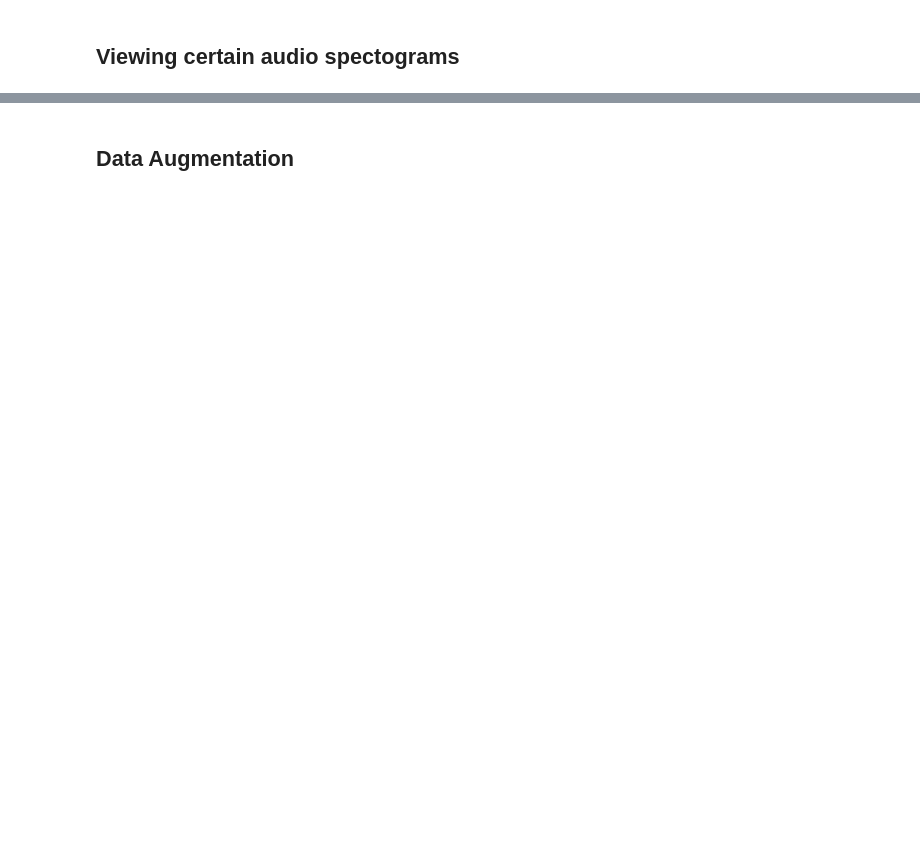
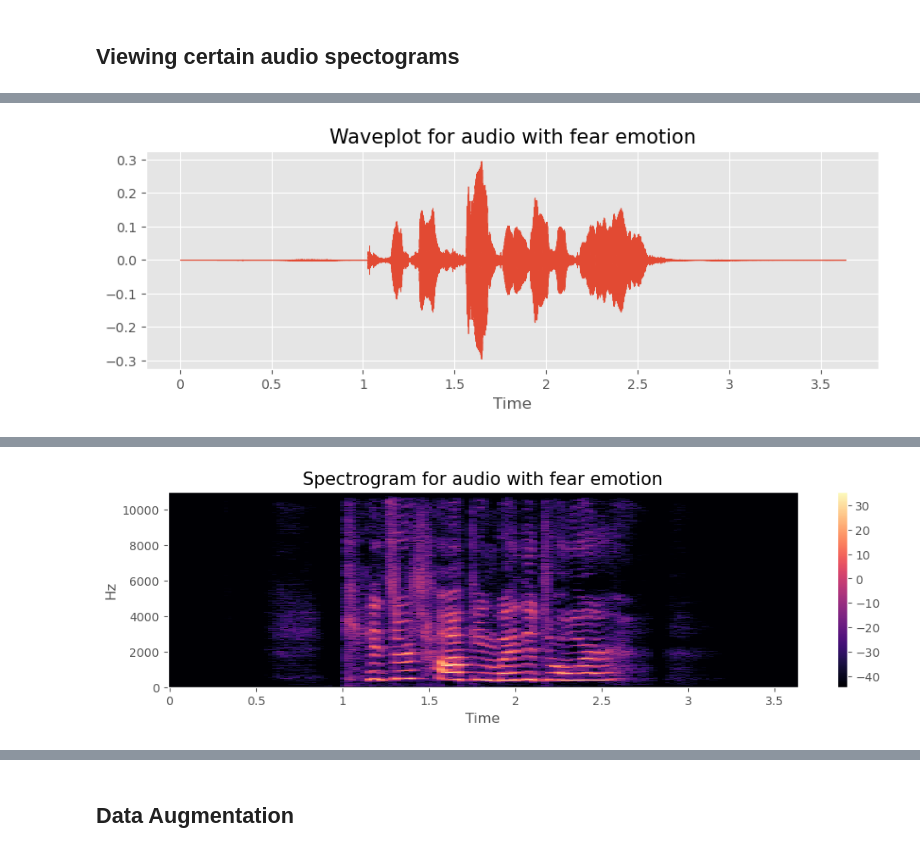
Before and after one commit to madhaviit/IITISOC-23-AI-ML-15-Speech-Emotion-Detection, a Jupyter notebook: speech-emotion-detection.ipynb, the cells around one changed output, grey strips where cells are left out. Saved outputs shown, nothing was run; the diff lists cells and outputs as text; code cells hidden in the pictures; blank space fills up the shorter version.

```diff
--- a/speech-emotion-detection.ipynb
+++ b/speech-emotion-detection.ipynb
@@ -211,23 +168,18 @@ plt.show()
 # %%
-def create_waveplot(data, sr, emotion):
+def create_waveplot(data, sr, e):
     plt.figure(figsize=(10, 3))
-    plt.title('Waveplot for {} emotion'.format(emotion), size=15)
+    plt.title(f'Waveplot for audio with {e} emotion', size=15)
     librosa.display.waveshow(data, sr=sr)
     plt.show()
 
-def create_spectrogram(data, sr, emotion):
+def create_spectrogram(data, sr, e):
+    # stft function converts the data into short term fourier transform
     X = librosa.stft(data)
     Xdb = librosa.amplitude_to_db(abs(X))
     plt.figure(figsize=(12, 3))
-    plt.title('Spectrogram for {} emotion'.format(emotion), size=15)
+    plt.title('Spectrogram for audio with {} emotion'.format(e), size=15)
     librosa.display.specshow(Xdb, sr=sr, x_axis='time', y_axis='hz')
+    #librosa.display.specshow(Xdb, sr=sr, x_axis='time', y_axis='log')
     plt.colorbar()
-
-def create_wave_spect(emotion):
-    path = np.array(df.Files[df.Emotions==emotion])[0]
-    data, sampling_rate = librosa.load(path)
-    create_waveplot(data, sampling_rate, emotion)
-    create_spectrogram(data, sampling_rate, emotion)
-    return str(path)
 # %% [markdown]
 ## Viewing certain audio spectograms
@@ -245,0 +186,9 @@ Audio(create_wave_spect('disgust'))
+# %%
+emotion='fear'
+path = np.array(df.Path[df.Emotion==emotion])[1]
+data, sampling_rate = librosa.load(path)
+create_waveplot(data, sampling_rate, emotion)
+create_spectrogram(data, sampling_rate, emotion)
+Audio(path)
+# %% [output]
+[figure, added]
@@ -245,0 +196 @@ Audio(create_wave_spect('disgust'))
+[figure, added]
```
Also changed, not shown: parts of 77 cells of this notebook.
